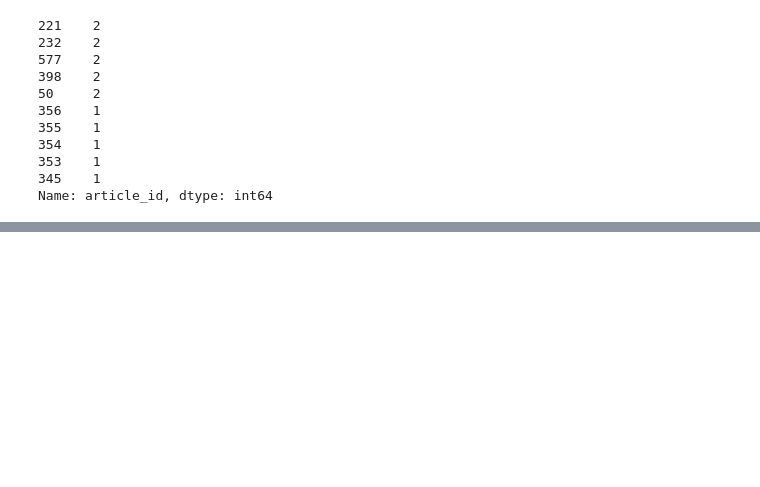
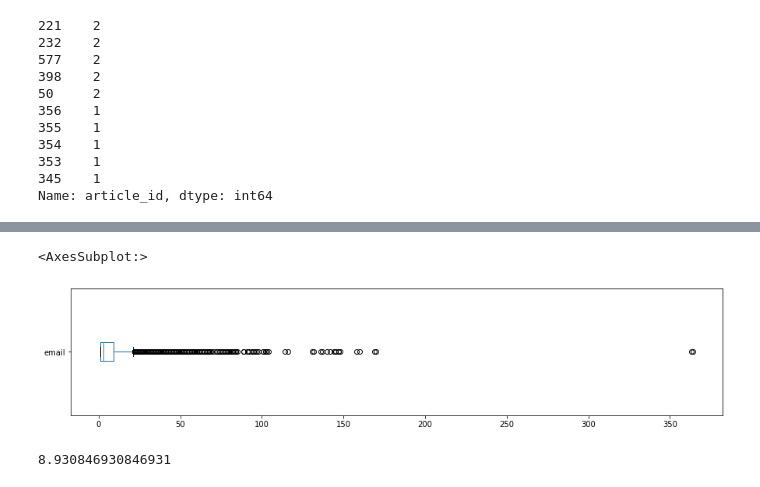
Before and after one commit to LarsTinnefeld/Recommendations_with_IBM, a Jupyter notebook: recomm_with_ibm.ipynb, the cells around one changed output, grey strips where cells are left out. Saved outputs shown, nothing was run; the diff lists cells and outputs as text; code cells hidden in the pictures; blank space fills up the shorter version.

```diff
--- a/recomm_with_ibm.ipynb
+++ b/recomm_with_ibm.ipynb
@@ -166,0 +253,9 @@ Name: article_id, dtype: int64
+# %%
+df['email'].value_counts().plot(kind='box', vert=False, figsize=(15,3))
+# %% [output]
+<AxesSubplot:>
+[figure, added]
+# %%
+df['email'].value_counts().mean()
+# %% [output]
+8.930846930846931
```
Also changed, not shown: parts of 25 cells of this notebook.
